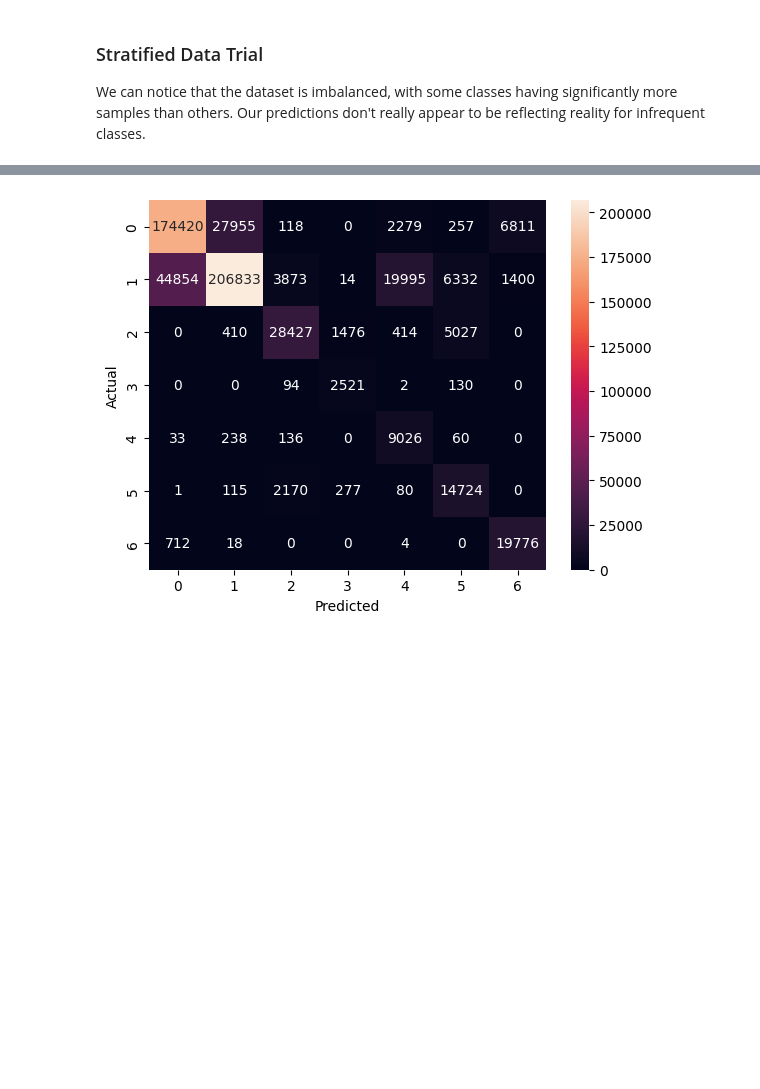
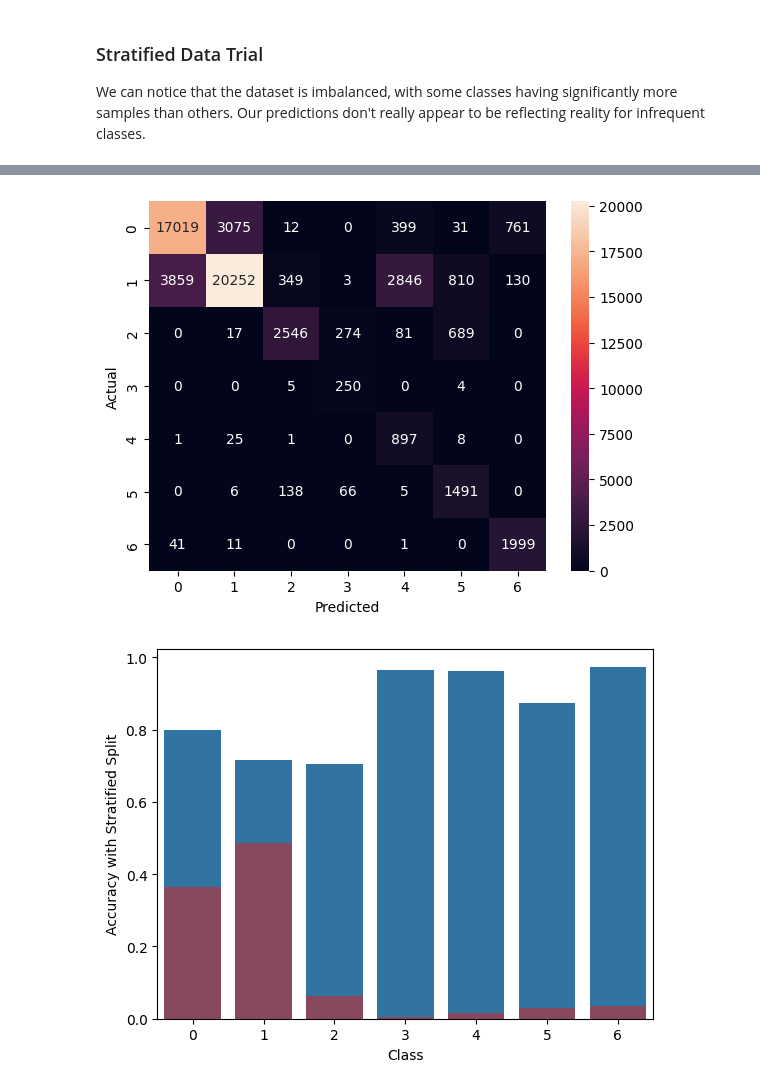
Before and after one commit to AkeemSemperDataScience/Intro_to_Machine_Learning_Students, a Jupyter notebook: 023_TORCH_pytorch_custom_data.ipynb, the cells around one changed output, grey strips where cells are left out. Cells and saved outputs as stored; diff of their text form; code cells hidden in the pictures; blank space fills up the shorter version.

```diff
--- a/023_TORCH_pytorch_custom_data.ipynb
+++ b/023_TORCH_pytorch_custom_data.ipynb
@@ -30,11 +34,12 @@ if torch.cuda.is_available():
     device = torch.device("cuda")
     print("CUDA device found.", torch.cuda.is_available())
     BATCH_SIZE = 1024
-    EPOCHS = 100
+    EPOCHS = 20
 elif torch.backends.mps.is_available():
     device = torch.device("mps")
     print ("MPS device found.", torch.backends.mps.is_available())
     BATCH_SIZE = 256
+    EPOCHS = 10
 else:
     device = torch.device("cpu")
     print ("MPS/GPU device not found.")
@@ -453,0 +463,23 @@ Epoch 100/100:
+# %%
+criterion_weight = nn.CrossEntropyLoss(weight=class_weights_tensor)
+
+train_model(model, train_dataloader, val_dataloader, criterion_weight, optimizer, EPOCHS)
+weight_preds = test_model(test_dataloader, model)
+sns.heatmap(pd.crosstab(
+    pd.Series([label for _, label in weight_preds], name='Actual'),
+    pd.Series([pred for pred, _ in weight_preds], name='Predicted')
+), annot=True, fmt='d')
+plt.show()
+print(f"Full Dataset Accuracy with Class Weights: {len([1 for pred, label in weight_preds if pred == label]) / len(weight_preds):.4f}")
+per_class_weighted_accuracy = {}
+for pred, label in weight_preds:
+    if label not in per_class_weighted_accuracy:
+        per_class_weighted_accuracy[label] = {'correct': 0, 'total': 0}
+    per_class_weighted_accuracy[label]['total'] += 1
+    if pred == label:
+        per_class_weighted_accuracy[label]['correct'] += 1
+sns.barplot(x=list(per_class_weighted_accuracy.keys()), y=[per_class_weighted_accuracy[label]['correct'] / per_class_weighted_accuracy[label]['total'] for label in per_class_weighted_accuracy.keys()])
+sns.barplot(x=class_count_percentages.index, y=class_count_percentages.values, alpha=0.5, color='red')
+plt.xlabel('Class')
+plt.ylabel('Accuracy with Class Weights')
+plt.show()
@@ -466,10 +519,24 @@ strat_val_dataset = CustomDataset(dataframe=stratVal, feature_colnames=feature_c
 strat_val_dataloader = DataLoader(strat_val_dataset, batch_size=BATCH_SIZE, shuffle=False)
 
 train_model(model, strat_train_dataloader, strat_val_dataloader, criterion_weight, optimizer, EPOCHS)
-strat_preds = test_model(full_dataloader, model)
+strat_preds = test_model(test_dataloader, model)
 sns.heatmap(pd.crosstab(
     pd.Series([label for _, label in strat_preds], name='Actual'),
     pd.Series([pred for pred, _ in strat_preds], name='Predicted')
 ), annot=True, fmt='d')
+print("Test accuracy with stratified split:", len([1 for pred, label in strat_preds if pred == label]) / len(strat_preds))
 plt.show()
+per_class_stratified_accuracy = {}
+for pred, label in strat_preds:
+    if label not in per_class_stratified_accuracy:
+        per_class_stratified_accuracy[label] = {'correct': 0, 'total': 0}
+    per_class_stratified_accuracy[label]['total'] += 1
+    if pred == label:
+        per_class_stratified_accuracy[label]['correct'] += 1
+sns.barplot(x=list(per_class_stratified_accuracy.keys()), y=[per_class_stratified_accuracy[label]['correct'] / per_class_stratified_accuracy[label]['total'] for label in per_class_stratified_accuracy.keys()])
+
+sns.barplot(x=class_count_percentages.index, y=class_count_percentages.values, alpha=0.5, color='red')
+plt.xlabel('Class')
+plt.ylabel('Accuracy with Stratified Split')
+plt.show()
 # %% [output]
@@ -493 +560,2 @@ Epoch 100/100:
-[figure, old version]
+[figure, new version]
+[figure, added]
```
Also changed, not shown: parts of 30 cells of this notebook, 5 other files.
